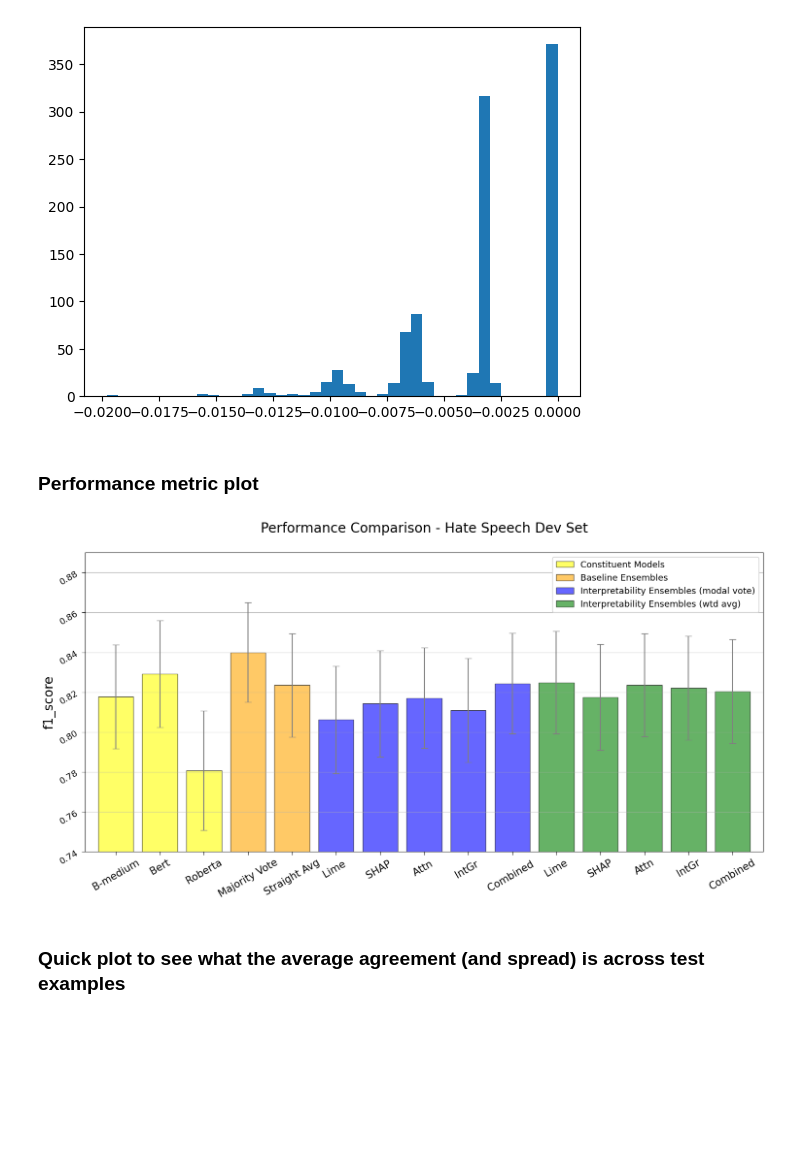
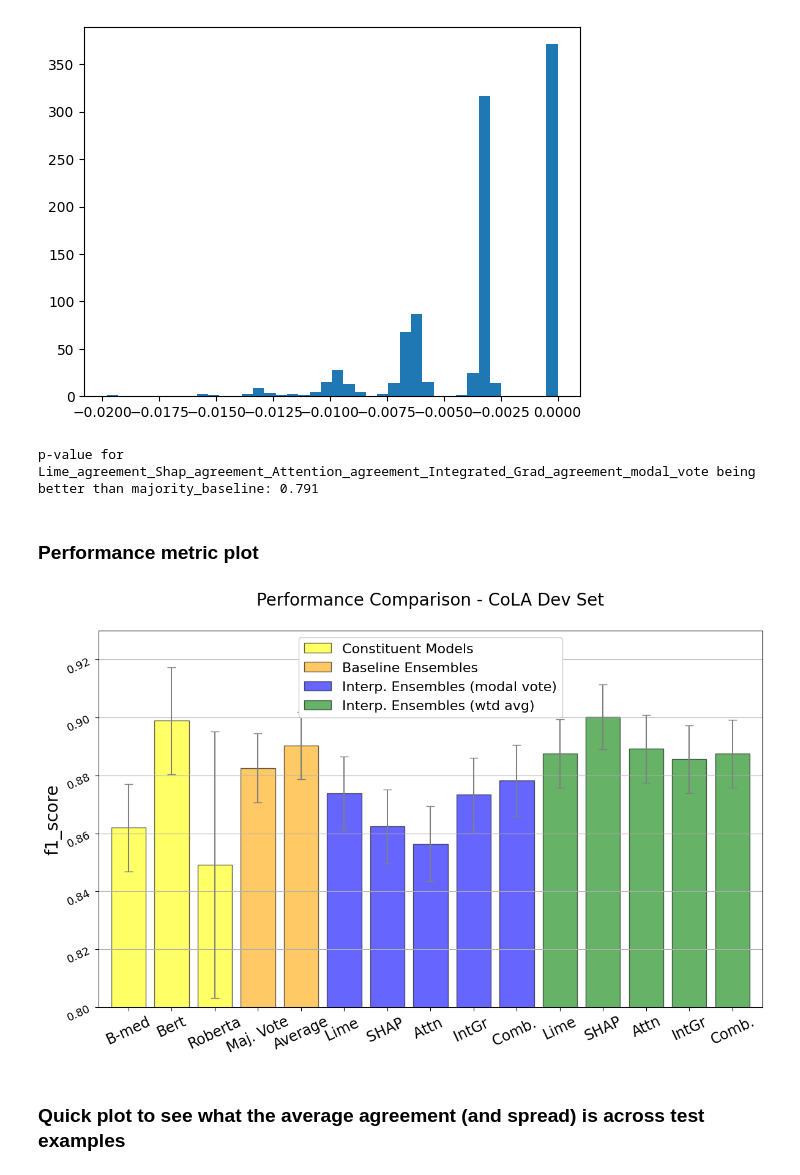
Before and after one commit to dolmas1/MLP_Group_Project, a Jupyter notebook: scripts/Evaluation_notebook.ipynb, the cells around one changed output. Cells and saved outputs as stored; diff of their text form; code cells hidden in the pictures; blank space fills up the shorter version.

```diff
--- a/scripts/Evaluation_notebook.ipynb
+++ b/scripts/Evaluation_notebook.ipynb
@@ -176,6 +176,18 @@ plt.show()
 # %% [output]
 p-value for Lime_agreement_Shap_agreement_Attention_agreement_Integrated_Grad_agreement_wtd_avg being better than straight_avg_baseline: 0.629
 [figure]
+# %%
+model_a = 'Lime_agreement_Shap_agreement_Attention_agreement_Integrated_Grad_agreement_modal_vote'
+model_b = 'majority_baseline'
+
+f1_metrics_a = bootstrap_metrics[bootstrap_metrics['model'] == model_a].f1_score
+f1_metrics_b = bootstrap_metrics[bootstrap_metrics['model'] == model_b].f1_score
+diff_metrics = [a - b for a, b in zip(f1_metrics_a, f1_metrics_b)]
+
+p_value = (np.array(diff_metrics) < 0).mean()
+print(f"""\np-value for {model_a} being better than {model_b}: {round(p_value, 4)}\n""")
+# %% [output]
+p-value for Lime_agreement_Shap_agreement_Attention_agreement_Integrated_Grad_agreement_modal_vote being better than majority_baseline: 0.791
 # %% [markdown]
 ### Performance metric plot
 # %%
@@ -190,14 +202,14 @@ constituent_models_for_plot = {
     #'roberta_rand_1': 'Roberta_1',
     #'roberta_rand_2': 'Roberta_2',
     #'roberta_rand_3': 'Roberta_3',
-    'bert_medium_rand_agg': 'B-medium',
-    'bert_rand_agg': 'Bert',
-    'roberta_rand_agg': 'Roberta',
+    'cola_bert_medium_rand_dev_agg': 'B-med', # 'bert_medium_rand_agg' or 'cola_bert_medium_rand_dev_agg'
+    'cola_bert_rand_dev_agg': 'Bert', # 'bert_rand_agg' or 'cola_bert_rand_dev_agg'
+    'cola_roberta_rand_dev_agg': 'Roberta', # 'roberta_rand_agg' or 'cola_roberta_rand_dev_agg'
 }
 
 baseline_models_for_plot = {
-    'majority_baseline': 'Majority Vote',
-    'straight_avg_baseline': 'Straight Avg',
+    'majority_baseline': 'Maj. Vote',
+    'straight_avg_baseline': 'Average',
 }
 
 inter_models_for_plot_modal = {
@@ -205,7 +217,7 @@ inter_models_for_plot_modal = {
     'Shap_agreement_modal_vote': 'SHAP ',
     'Attention_agreement_modal_vote': 'Attn ',
     'Integrated_Grad_agreement_modal_vote': 'IntGr ',
-    'Lime_agreement_Shap_agreement_Attention_agreement_Integrated_Grad_agreement_modal_vote': 'Combined ',
+    'Lime_agreement_Shap_agreement_Attention_agreement_Integrated_Grad_agreement_modal_vote': 'Comb. ',
 }
 
 inter_models_for_plot_wtd_avg = {
@@ -213,49 +225,49 @@ inter_models_for_plot_wtd_avg = {
     'Shap_agreement_wtd_avg': 'SHAP',
     'Attention_agreement_wtd_avg': 'Attn',
     'Integrated_Grad_agreement_wtd_avg': 'IntGr',
-    'Lime_agreement_Shap_agreement_Attention_agreement_Integrated_Grad_agreement_wtd_avg': 'Combined',
+    'Lime_agreement_Shap_agreement_Attention_agreement_Integrated_Grad_agreement_wtd_avg': 'Comb.',
 }
 
 metric_to_plot = 'f1_score'
 
-plot_title = 'Performance Comparison - Hate Speech Dev Set'
+plot_title = 'Performance Comparison - CoLA Dev Set'
 # %%
 x_keys = list(constituent_models_for_plot.keys()) + list(baseline_models_for_plot.keys()) + list(inter_models_for_plot_modal.keys()) + list(inter_models_for_plot_wtd_avg.keys())
 x_labs = list(constituent_models_for_plot.values()) + list(baseline_models_for_plot.values()) + list(inter_models_for_plot_modal.values()) + list(inter_models_for_plot_wtd_avg.values())
 colours = ['yellow'] * len(constituent_models_for_plot) + ['orange'] * len(baseline_models_for_plot) + ['blue'] * len(inter_models_for_plot_modal) + ['green'] * len(inter_models_for_plot_wtd_avg)
-s_labs = ['Constituent Models'] * len(constituent_models_for_plot) + ['Baseline Ensembles'] * len(baseline_models_for_plot) + ['Interpretability Ensembles (modal vote)'] * len(inter_models_for_plot_modal) + ['Interpretability Ensembles (wtd avg)'] * len(inter_models_for_plot_wtd_avg)
+s_labs = ['Constituent Models'] * len(constituent_models_for_plot) + ['Baseline Ensembles'] * len(baseline_models_for_plot) + ['Interp. Ensembles (modal vote)'] * len(inter_models_for_plot_modal) + ['Interp. Ensembles (wtd avg)'] * len(inter_models_for_plot_wtd_avg)
 y = final_metrics.set_index('model').loc[x_keys][metric_to_plot]
 err = final_metrics.set_index('model').loc[x_keys][metric_to_plot+'_std']
 y_max = 0.01 + math.ceil(50 * (y + err).max()) / 50
 y_min = math.floor(50 * (y - err).min()) / 50
 
-fig, axs = plt.subplots(figsize = (18,8))
+fig, axs = plt.subplots(figsize = (14,8))
 axs.bar(x = x_labs, height = y, edgecolor = "black",
         yerr=err, ecolor = "grey", capsize=5,
         color = colours, label = s_labs, alpha = 0.6)
-axs.set_ylabel(metric_to_plot, fontsize=19)
-axs.tick_params(size=5, rotation=30)
+axs.set_ylabel(metric_to_plot, fontsize=20)
+axs.tick_params(size=4, rotation=25)
 axs.set_ylim(bottom=y_min, top=y_max)
 plt.title(plot_title, pad = 30, size = 20)
 
 plt.yticks(fontsize=13)
-plt.xticks(fontsize=15)
+plt.xticks(fontsize=17)
 
 
 plt.grid(axis = 'y')
 
 plt.margins(x=0.02, tight=True)
 
 # deduplicate the legend entries
 handles, labels = plt.gca().get_legend_handles_labels()
 by_label = dict(zip(labels, handles))
-plt.legend(by_label.values(), by_label.keys(), framealpha = 1, fontsize = 13)
+plt.legend(by_label.values(), by_label.keys(), framealpha = 1, fontsize = 16)
 
 
 plt.show()
-fig.savefig(f"../results/{plot_title}.svg")
+fig.savefig(f"../results/{plot_title}.svg", bbox_inches='tight')
 # %% [output]
-[figure, old version]
+[figure, new version]
 # %% [markdown]
 ### Quick plot to see what the average agreement (and spread) is across test examples
 # %%
```
Also changed, not shown: parts of 9 cells of this notebook, 6 other files.
